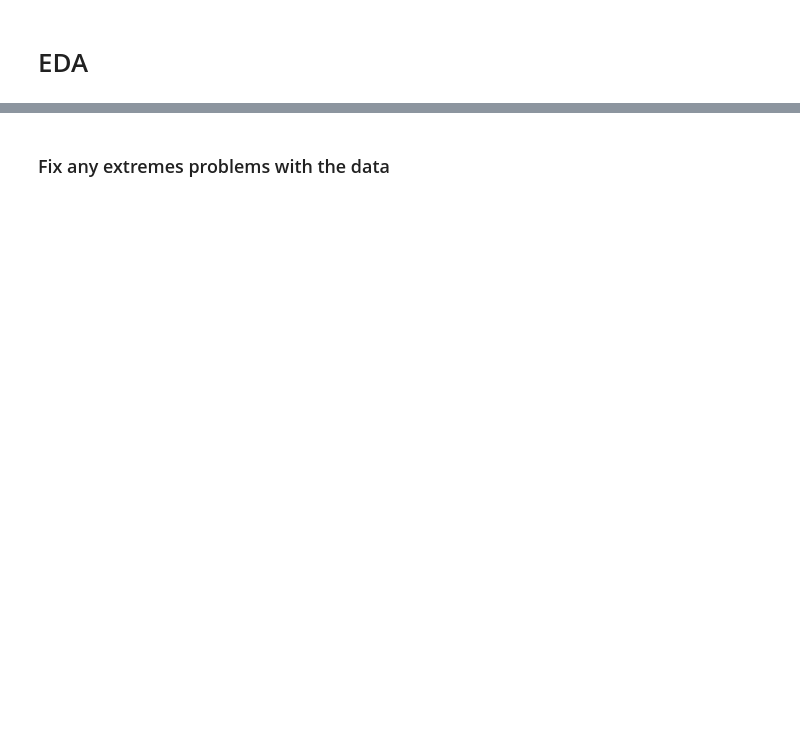
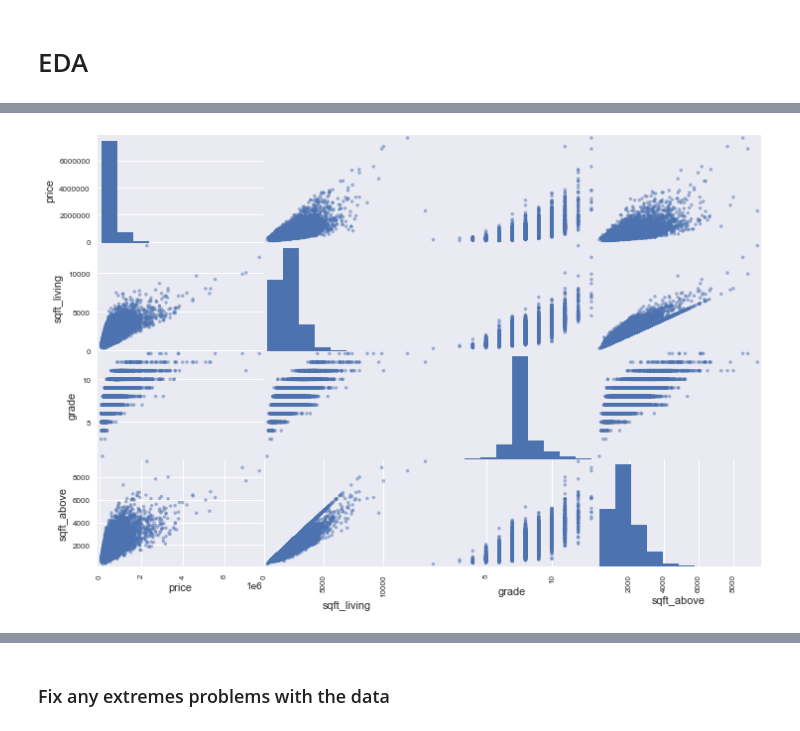
Before and after one commit to Ismaeltrevi/house-price-prediction, a Jupyter notebook: notebooks/EDA-and-feature-engineering.ipynb, the cells around one changed output, grey strips where cells are left out. Drawn from its saved outputs; the diff is of its cells as text; code cells hidden in the pictures; blank space fills up the shorter version.

```diff
--- a/notebooks/EDA-and-feature-engineering.ipynb
+++ b/notebooks/EDA-and-feature-engineering.ipynb
@@ -149,0 +243,5 @@ ValueError: style must be one of white, dark, whitegrid, darkgrid, ticks
+# %%
+attributes_1 = ['price','sqft_living','grade','sqft_above']
+scatter_matrix(df[attributes_1], figsize=(12,8))
+plt.show()
+# %% [output]
@@ -149,0 +249 @@ ValueError: style must be one of white, dark, whitegrid, darkgrid, ticks
+[figure, added]
```
Also changed, not shown: parts of 25 cells of this notebook.
